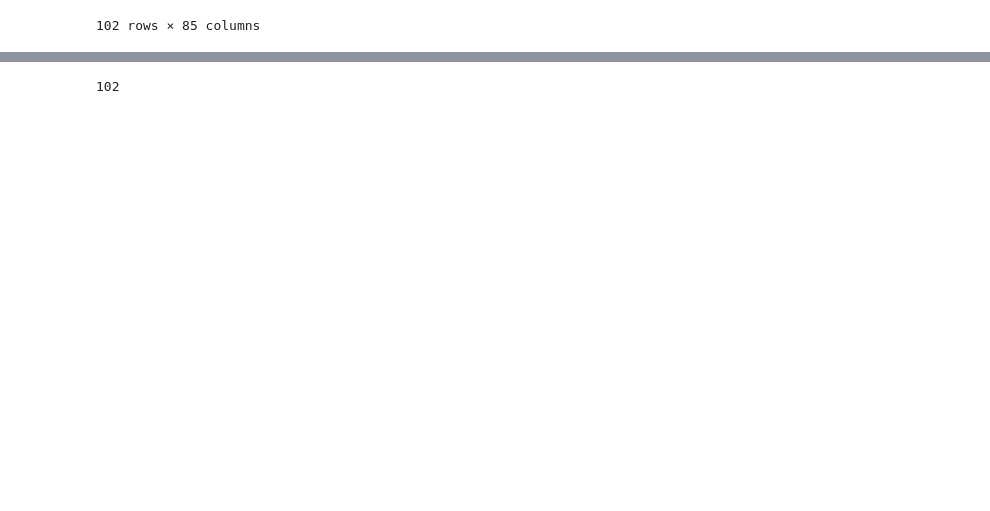
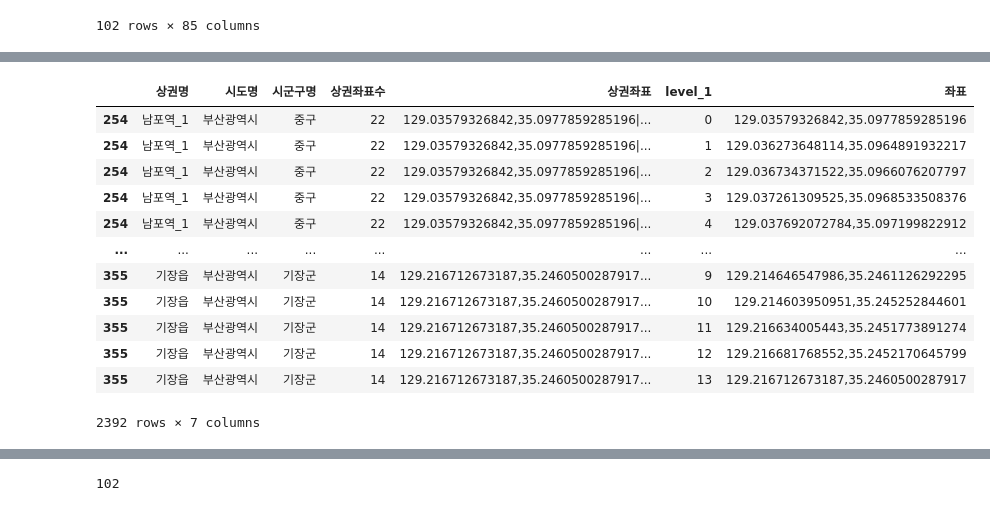
Before and after one commit to leesominn/ProjectEDA, a Jupyter notebook: commercial_Area/commercial_Area.ipynb, the cells around one changed output, grey strips where cells are left out. Cells and saved outputs as stored; diff of their text form; code cells hidden in the pictures; blank space fills up the shorter version.

```diff
--- a/commercial_Area/commercial_Area.ipynb
+++ b/commercial_Area/commercial_Area.ipynb
@@ -168,3 +156,7 @@ busan_loc
 | 354 | 129.213789605767,35.2450965290783 | 129.213629742854,35.2429525473163 | 129.214062913934,35.2416132282126 | 129.21427067475,35.2418820152148 | 129.215173285049,35.2418519844903 | 129.216575535482,35.2418173046476 | 129.216592590763,35.2421413934497 | 129.217608099099,35.2421227938344 | 129.217372718523,35.2429583833423 | 129.216582811998,35.2429931253447 | ... | ... |
 | 355 | 129.216712673187,35.2460500287917 | 129.215840271128,35.2460817716479 | 129.215792814117,35.2460533541888 | 129.21576984214,35.2457136042231 | 129.215801799073,35.2456769746807 | 129.215222414073,35.2456785681557 | 129.215244923076,35.2456984312849 | 129.21525807727,35.2460811639814 | 129.215214589831,35.2460977293405 | 129.214646547986,35.2461126292295 | ... | ... |
 102 rows × 85 columns
+# %%
+busan_df = pd.DataFrame(busan_loc.stack()).reset_index()
+df_1 = busan_df.rename(columns={0:'좌표'})
+df_1.pivot_table(index=['level_0','level_1','좌표'])
@@ -170,0 +182,3 @@ busan_loc
+# %%
+# df.set_index('Name', inplace = True)
+df_1.set_index('level_0', inplace=True)
@@ -170,0 +202,17 @@ busan_loc
+# %%
+busan_df = busan.join(df_1, how='inner')
+busan_df
+# %% [output]
+|  | 상권명 | 시도명 | 시군구명 | 상권좌표수 | 상권좌표 | level_1 | 좌표 |
+| 254 | 남포역_1 | 부산광역시 | 중구 | 22 | 129.03579326842,35.0977859285196|... | 0 | 129.03579326842,35.0977859285196 |
+| 254 | 남포역_1 | 부산광역시 | 중구 | 22 | 129.03579326842,35.0977859285196|... | 1 | 129.036273648114,35.0964891932217 |
+| 254 | 남포역_1 | 부산광역시 | 중구 | 22 | 129.03579326842,35.0977859285196|... | 2 | 129.036734371522,35.0966076207797 |
+| 254 | 남포역_1 | 부산광역시 | 중구 | 22 | 129.03579326842,35.0977859285196|... | 3 | 129.037261309525,35.0968533508376 |
+| 254 | 남포역_1 | 부산광역시 | 중구 | 22 | 129.03579326842,35.0977859285196|... | 4 | 129.037692072784,35.097199822912 |
+| ... | ... | ... | ... | ... | ... | ... | ... |
+| 355 | 기장읍 | 부산광역시 | 기장군 | 14 | 129.216712673187,35.2460500287917... | 9 | 129.214646547986,35.2461126292295 |
+| 355 | 기장읍 | 부산광역시 | 기장군 | 14 | 129.216712673187,35.2460500287917... | 10 | 129.214603950951,35.245252844601 |
+| 355 | 기장읍 | 부산광역시 | 기장군 | 14 | 129.216712673187,35.2460500287917... | 11 | 129.216634005443,35.2451773891274 |
+| 355 | 기장읍 | 부산광역시 | 기장군 | 14 | 129.216712673187,35.2460500287917... | 12 | 129.216681768552,35.2452170645799 |
+| 355 | 기장읍 | 부산광역시 | 기장군 | 14 | 129.216712673187,35.2460500287917... | 13 | 129.216712673187,35.2460500287917 |
+2392 rows × 7 columns
```
Also changed, not shown: parts of 10 cells of this notebook.
